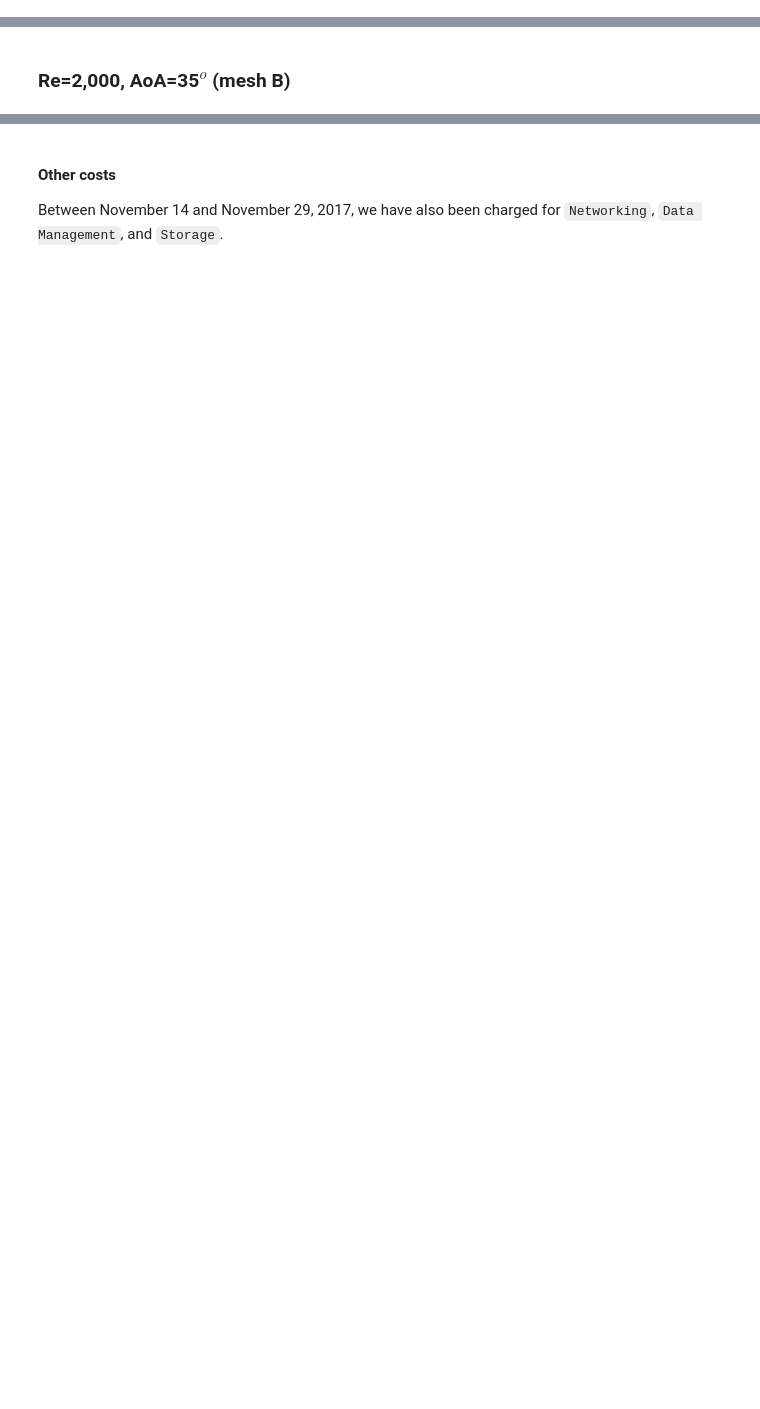
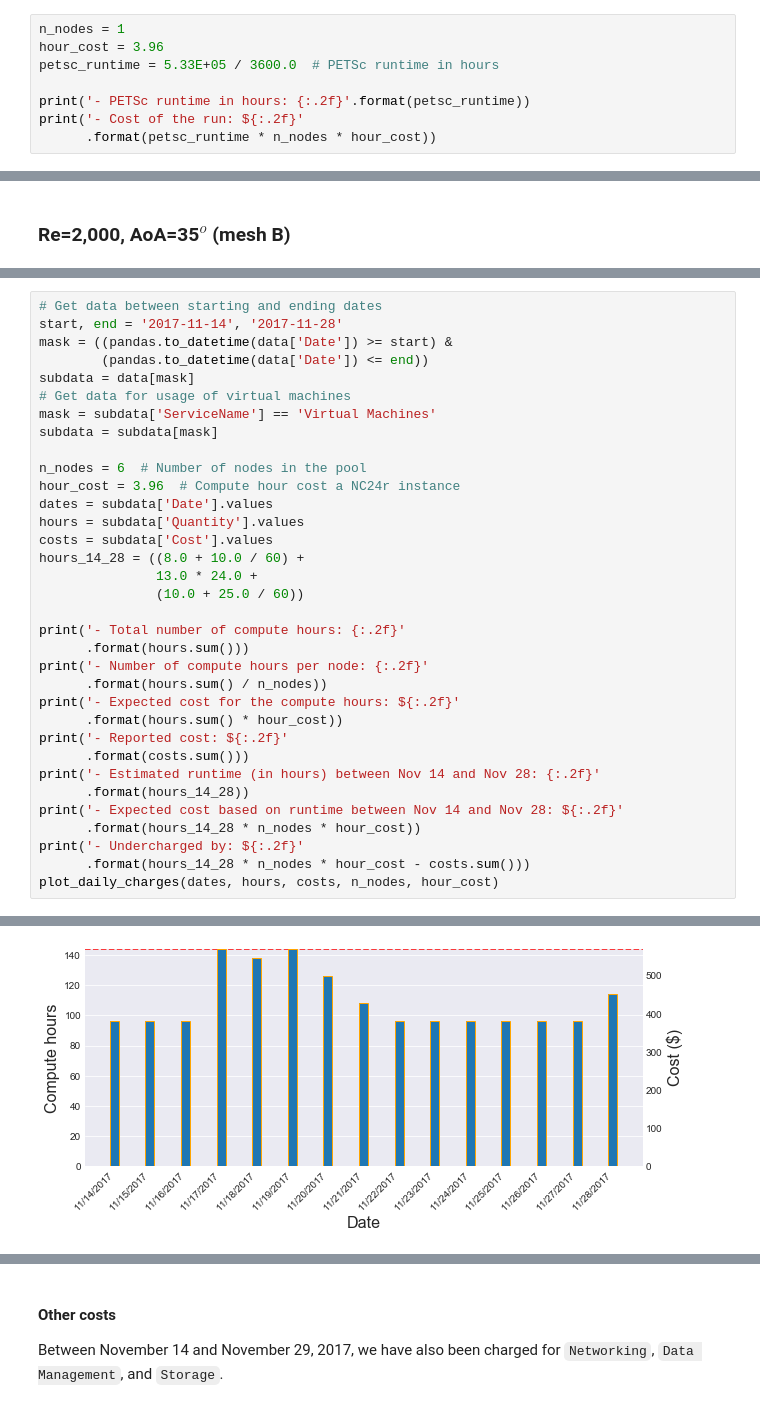
Before and after one commit to mesnardo/FlyingSnake2Cloud, a Jupyter notebook: reports/costanalysis/costanalysis.ipynb, the cells around one changed output, grey strips where cells are left out. Drawn from its saved outputs; the diff is of its cells as text; blank space fills up the shorter version.

Commit message:
Update cost analysis to reflect undercharges

```diff
--- a/reports/costanalysis/costanalysis.ipynb
+++ b/reports/costanalysis/costanalysis.ipynb
@@ -280,0 +267,8 @@ With an hourly price of \$3.96 for the NC24 instance, the cost of this run is \$
+# %%
+n_nodes = 1
+hour_cost = 3.96
+petsc_runtime = 5.33E+05 / 3600.0  # PETSc runtime in hours
+
+print('- PETSc runtime in hours: {:.2f}'.format(petsc_runtime))
+print('- Cost of the run: ${:.2f}'
+      .format(petsc_runtime * n_nodes * hour_cost))
@@ -298,0 +331,35 @@ We do not have the runtime from PETSc for the simulation as we purposely killed
+# %%
+# Get data between starting and ending dates
+start, end = '2017-11-14', '2017-11-28'
+mask = ((pandas.to_datetime(data['Date']) >= start) &
+        (pandas.to_datetime(data['Date']) <= end))
+subdata = data[mask]
+# Get data for usage of virtual machines
+mask = subdata['ServiceName'] == 'Virtual Machines'
+subdata = subdata[mask]
+
+n_nodes = 6  # Number of nodes in the pool
+hour_cost = 3.96  # Compute hour cost a NC24r instance
+dates = subdata['Date'].values
+hours = subdata['Quantity'].values
+costs = subdata['Cost'].values
+hours_14_28 = ((8.0 + 10.0 / 60) +
+               13.0 * 24.0 +
+               (10.0 + 25.0 / 60))
+
+print('- Total number of compute hours: {:.2f}'
+      .format(hours.sum()))
+print('- Number of compute hours per node: {:.2f}'
+      .format(hours.sum() / n_nodes))
+print('- Expected cost for the compute hours: ${:.2f}'
+      .format(hours.sum() * hour_cost))
+print('- Reported cost: ${:.2f}'
+      .format(costs.sum()))
+print('- Estimated runtime (in hours) between Nov 14 and Nov 28: {:.2f}'
+      .format(hours_14_28))
+print('- Expected cost based on runtime between Nov 14 and Nov 28: ${:.2f}'
+      .format(hours_14_28 * n_nodes * hour_cost))
+print('- Undercharged by: ${:.2f}'
+      .format(hours_14_28 * n_nodes * hour_cost - costs.sum()))
+plot_daily_charges(dates, hours, costs, n_nodes, hour_cost)
+# %% [output]
@@ -298,0 +373 @@ We do not have the runtime from PETSc for the simulation as we purposely killed
+[figure, added]
```
Also changed, not shown: parts of 71 cells of this notebook.
